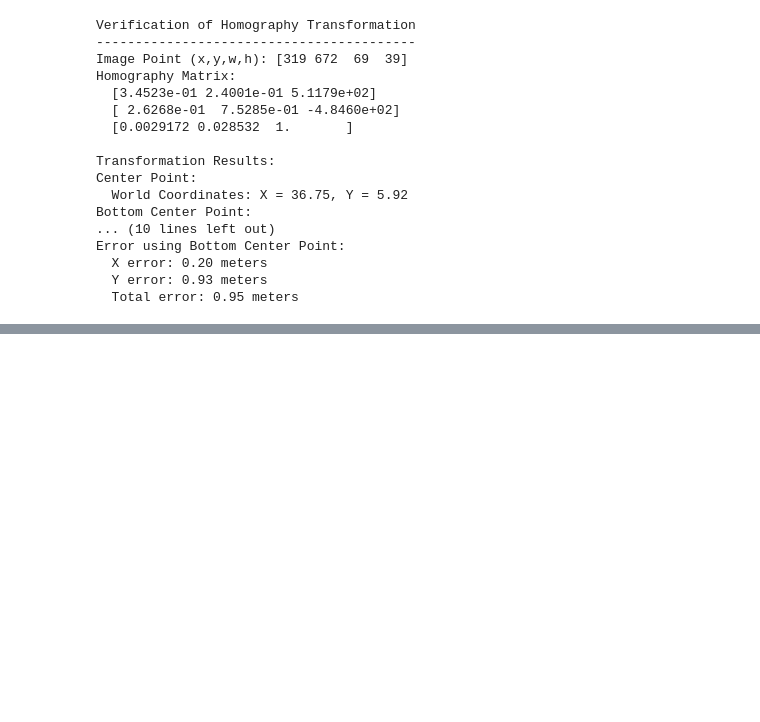
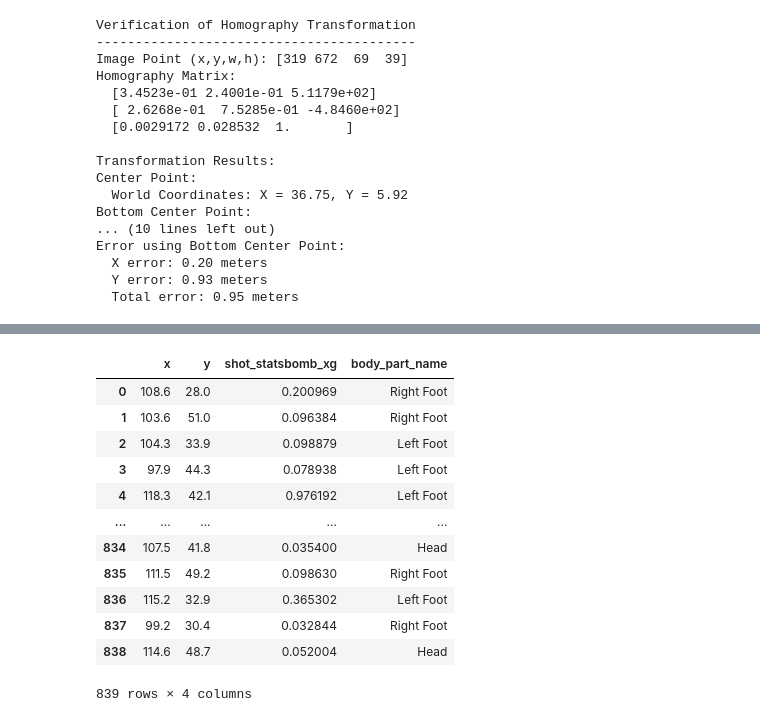
Before and after one commit to rraynnaanwar/CS-5100-proj, a Jupyter notebook: SingleFrameApproach/test.ipynb, the cells around one changed output, grey strips where cells are left out. Cells and saved outputs as stored; diff of their text form; code cells hidden in the pictures; blank space fills up the shorter version.

```diff
--- a/SingleFrameApproach/test.ipynb
+++ b/SingleFrameApproach/test.ipynb
@@ -108,0 +159,18 @@ Error using Bottom Center Point:
+# %%
+la_liga_shots = la_liga_shots[['x', 'y', 'shot_statsbomb_xg', 'body_part_name']].copy()
+# %%
+la_liga_shots
+# %% [output]
+|  | x | y | shot_statsbomb_xg | body_part_name |
+| 0 | 108.6 | 28.0 | 0.200969 | Right Foot |
+| 1 | 103.6 | 51.0 | 0.096384 | Right Foot |
+| 2 | 104.3 | 33.9 | 0.098879 | Left Foot |
+| 3 | 97.9 | 44.3 | 0.078938 | Left Foot |
+| 4 | 118.3 | 42.1 | 0.976192 | Left Foot |
+| ... | ... | ... | ... | ... |
+| 834 | 107.5 | 41.8 | 0.035400 | Head |
+| 835 | 111.5 | 49.2 | 0.098630 | Right Foot |
+| 836 | 115.2 | 32.9 | 0.365302 | Left Foot |
+| 837 | 99.2 | 30.4 | 0.032844 | Right Foot |
+| 838 | 114.6 | 48.7 | 0.052004 | Head |
+839 rows × 4 columns
```
Also changed, not shown: parts of 8 cells of this notebook, 1 other file.
